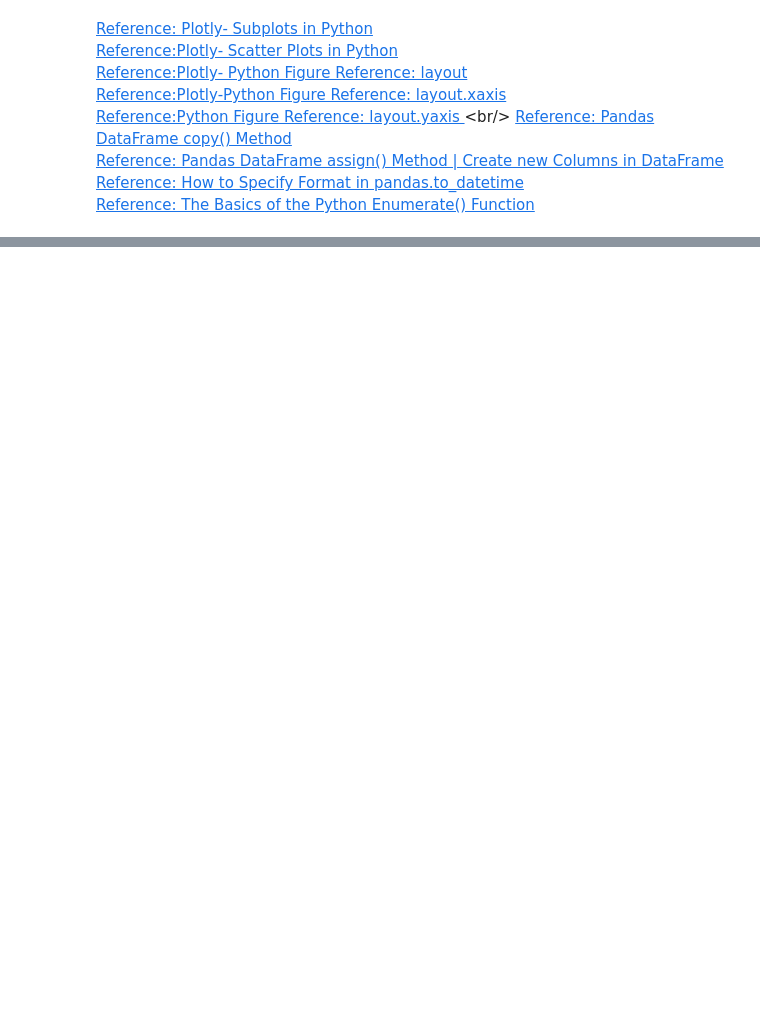
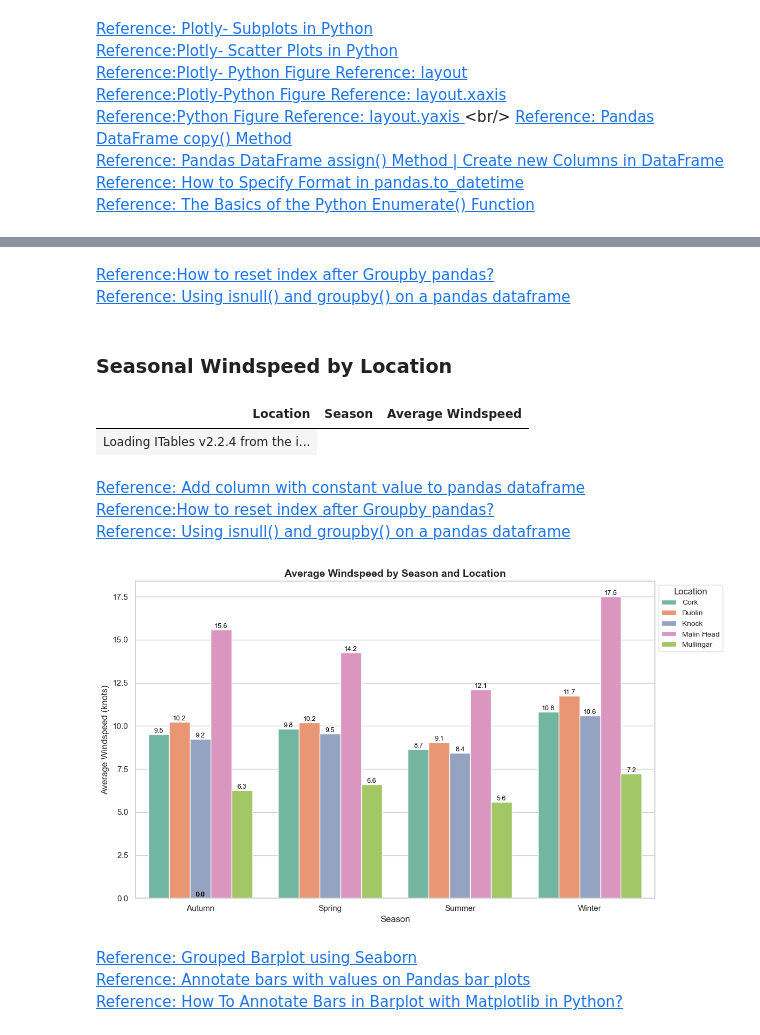
Before and after one commit to sarahembarry/PFDA-project, a Jupyter notebook: bigproject.ipynb, the cells around one changed output, grey strips where cells are left out. Cells and saved outputs as stored; diff of their text form; code cells hidden in the pictures; blank space fills up the shorter version.

Commit message:
yearly wind by location. seasonal windspeed

```diff
--- a/bigproject.ipynb
+++ b/bigproject.ipynb
@@ -285,3 +335,80 @@ fig.show()
+# %% [markdown]
+[Reference:How to reset index after Groupby pandas?](https://www.geeksforgeeks.org/how-to-reset-index-after-groupby-pandas/) <br/>
+[Reference: Using isnull() and groupby() on a pandas dataframe](https://stackoverflow.com/questions/46106954/using-isnull-and-groupby-on-a-pandas-dataframe)<br/>
+# %% [markdown]
+### **Seasonal Windspeed by Location**
+# %%
+# Define a function to map months to seasons
+def get_season(month):
+    if month in [12, 1, 2]:
+        return 'Winter'
+    elif month in [3, 4, 5]:
+        return 'Spring'
+    elif month in [6, 7, 8]:
+        return 'Summer'
+    else:
+        return 'Autumn'
+
+# Add a 'season' column to the DataFrame
+monthly_windspeed_data['Season'] = monthly_windspeed_data['month'].apply(get_season)
+
+# Group by Location and Season, and calculate the mean windspeed
+seasonal_windspeed_summary = (
+    monthly_windspeed_data
+    .groupby(['Location', 'Season'])['wdsp']
+    .mean()
+    .reset_index()
+    .sort_values(by=['Location', 'Season'])
+)
+
+# Rename the columns for clarity
+seasonal_windspeed_summary.columns = ['Location', 'Season', 'Average Windspeed']
+
+# Display the summary table
+display(seasonal_windspeed_summary)
+# %% [output]
+| Location | Season | Average Windspeed |
+| Loading ITables v2.2.4 from the i... |
+# %% [markdown]
+[Reference: Add column with constant value to pandas dataframe](https://www.geeksforgeeks.org/add-column-with-constant-value-to-pandas-dataframe/)<br/>
+[Reference:How to reset index after Groupby pandas?](https://www.geeksforgeeks.org/how-to-reset-index-after-groupby-pandas/) <br/>
+[Reference: Using isnull() and groupby() on a pandas dataframe](https://stackoverflow.com/questions/46106954/using-isnull-and-groupby-on-a-pandas-dataframe)<br/>
+# %%
+# Select the correct number of colors
+num_locations = seasonal_windspeed_summary['Location'].nunique()
+palette = sns.color_palette("Set2", n_colors=num_locations)  # Use only required colors
+
+# Updated bar plot
+plt.figure(figsize=(12, 7))
+sns.set_theme(style="whitegrid")
+ax = sns.barplot(
+    data=seasonal_windspeed_summary,
+    x='Season',
+    y='Average Windspeed',
+    hue='Location',
+    palette=palette
+)
+
+# Add annotations
+for p in ax.patches:
+    ax.annotate(f"{p.get_height():.1f}",
+                (p.get_x() + p.get_width() / 2., p.get_height()),
+                ha='center', va='bottom', fontsize=9, color='black')
+
+# Labels and legend
+plt.title("Average Windspeed by Season and Location", fontsize=14, weight='bold')
+plt.xlabel("Season", fontsize=12)
+plt.ylabel("Average Windspeed (knots)", fontsize=12)
+plt.legend(title="Location", loc='upper left', bbox_to_anchor=(1, 1), fontsize=10)
+
+plt.tight_layout()
+plt.show()
+# %% [output]
+[figure, added]
+# %% [markdown]
+[Reference: Grouped Barplot using Seaborn](https://python-graph-gallery.com/grouped-barplot/)<br/>
+[Reference: Annotate bars with values on Pandas bar plots](https://stackoverflow.com/questions/25447700/annotate-bars-with-values-on-pandas-bar-plots)<br/>
+[Reference: How To Annotate Bars in Barplot with Matplotlib in Python?](https://www.geeksforgeeks.org/how-to-annotate-bars-in-barplot-with-matplotlib-in-python/)<br/>
 # %%
 # Close the SQLite connection
 conn.close()
```
Also changed, not shown: parts of 19 cells of this notebook, 2 other files.
